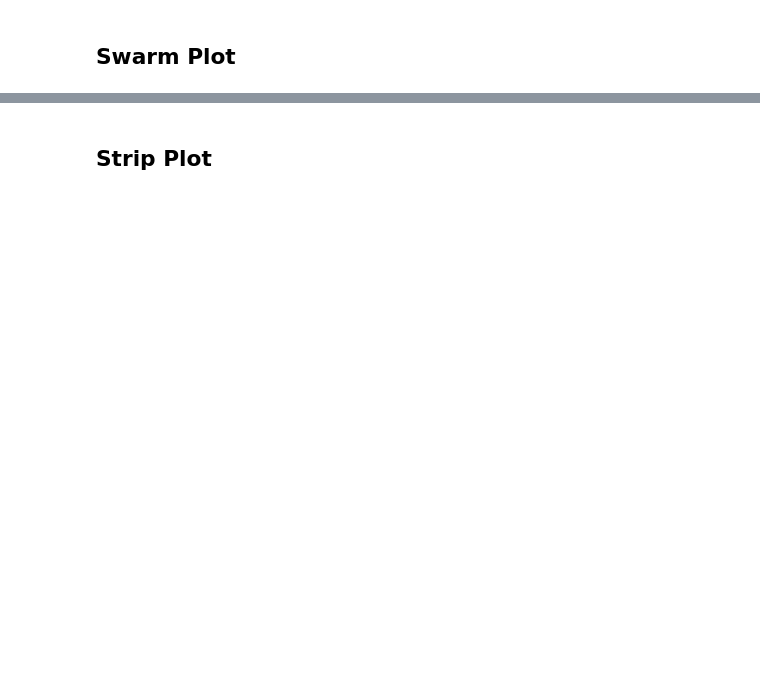
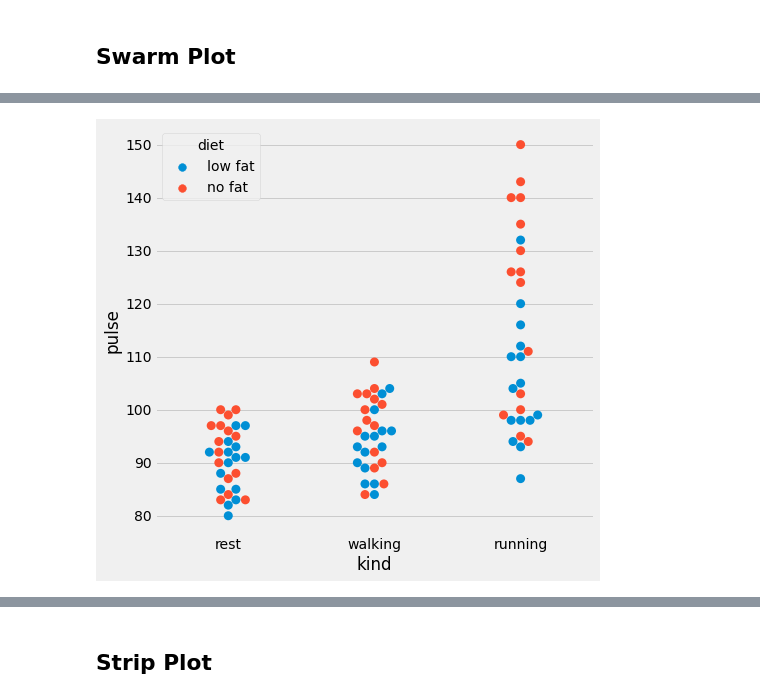
Before and after one commit to dayanandv/Data-Science, a Jupyter notebook: Visualization.ipynb, the cells around one changed output, grey strips where cells are left out. Saved outputs shown, nothing was run; the diff lists cells and outputs as text; code cells hidden in the pictures; blank space fills up the shorter version.

```diff
--- a/Visualization.ipynb
+++ b/Visualization.ipynb
@@ -446,2 +464,5 @@ employement
 # %% [markdown]
 ## Swarm Plot
+# %%
+exercise = pd.read_csv('https://raw.githubusercontent.com/dayanandv/Data-Science/main/dataset/exercise.csv')
+exercise.head()
@@ -447,0 +476,6 @@ employement
+# %%
+plt.figure(figsize=(7,7))
+sns.swarmplot(x= "kind", y = "pulse", hue="diet", size=9, data = exercise)
+plt.show()
+# %% [output]
+[figure, added]
```
Also changed, not shown: parts of 29 cells of this notebook.
